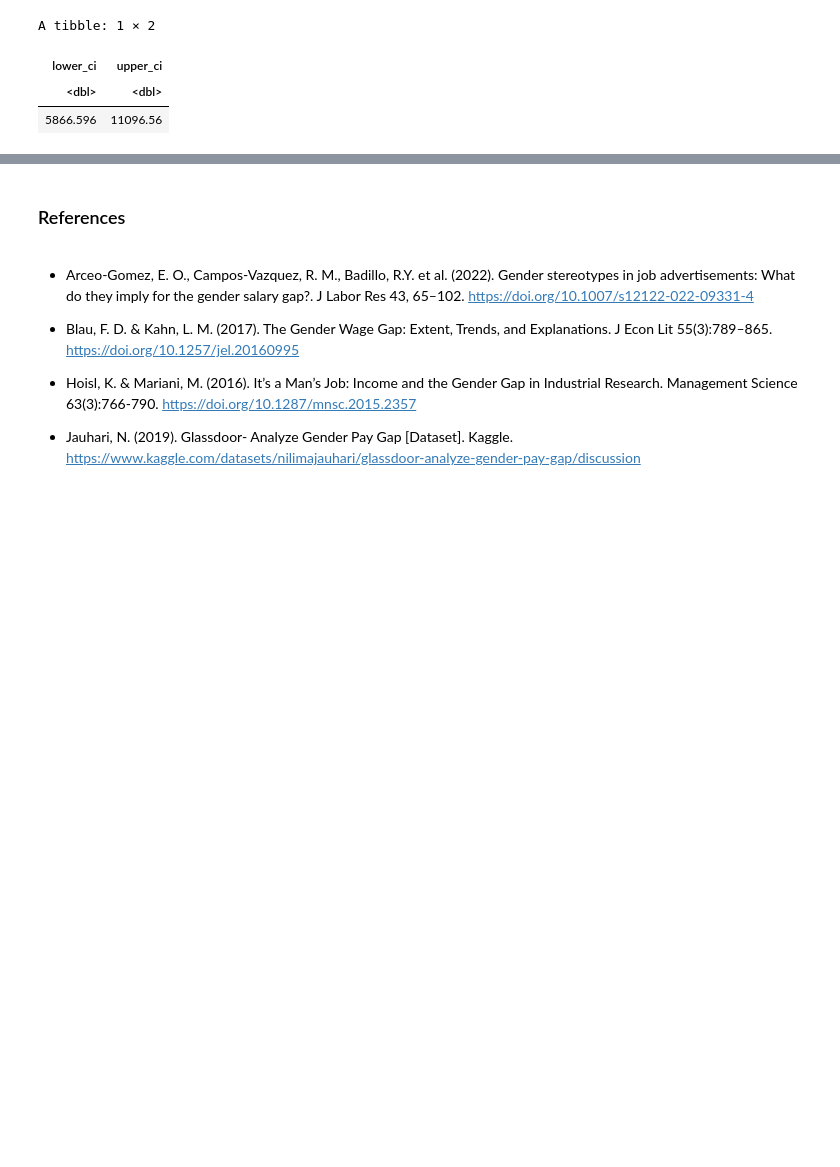
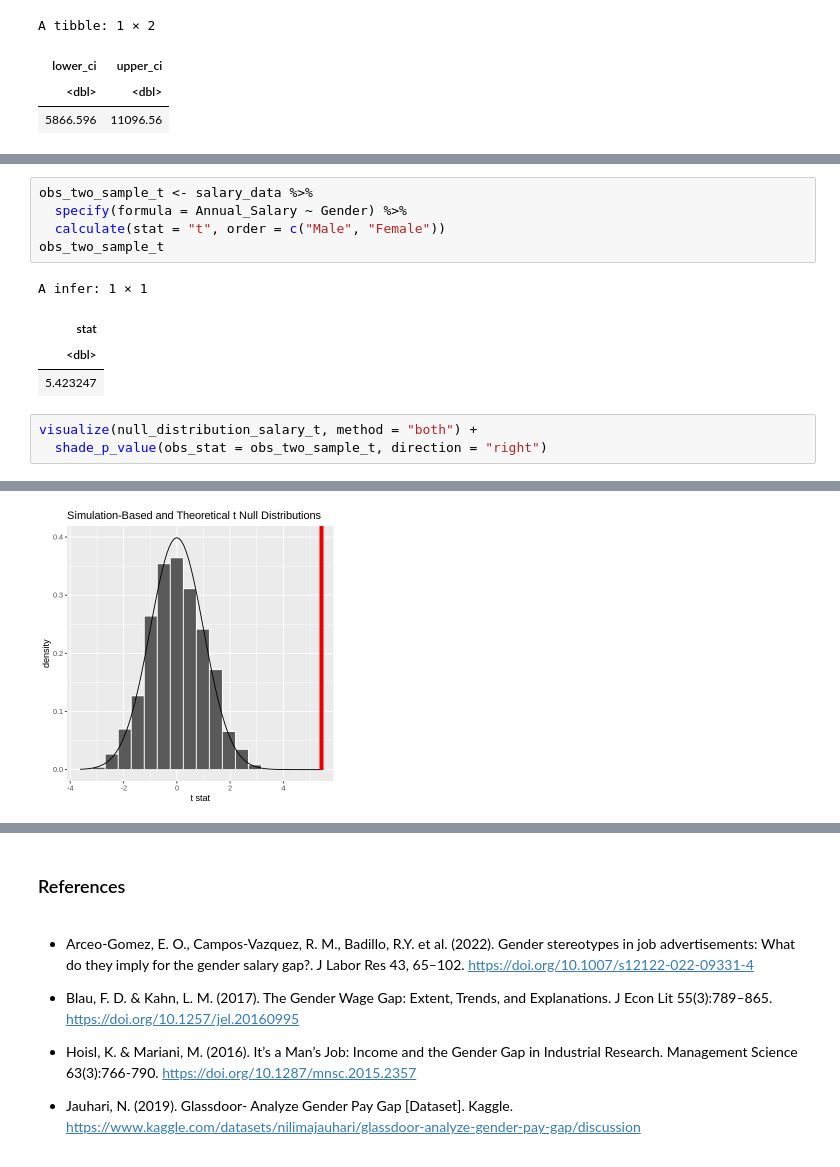
Before and after one commit to karlie-tr/STAT201-GroupProject, a Jupyter notebook: Final Report.ipynb, the cells around one changed output, grey strips where cells are left out. Drawn from its saved outputs; the diff is of its cells as text; blank space fills up the shorter version.

```diff
--- a/Final Report.ipynb
+++ b/Final Report.ipynb
@@ -240,0 +277,14 @@ A tibble: 1 × 2
+# %%
+obs_two_sample_t <- salary_data %>%
+  specify(formula = Annual_Salary ~ Gender) %>%
+  calculate(stat = "t", order = c("Male", "Female"))
+obs_two_sample_t
+# %% [output]
+A infer: 1 × 1
+| stat |
+| <dbl> |
+| 5.423247 |
+# %%
+visualize(null_distribution_salary_t, method = "both") +
+  shade_p_value(obs_stat = obs_two_sample_t, direction = "right")
+# %% [output]
@@ -240,0 +293 @@ A tibble: 1 × 2
+[figure, added]
```
Also changed, not shown: parts of 6 cells of this notebook.
